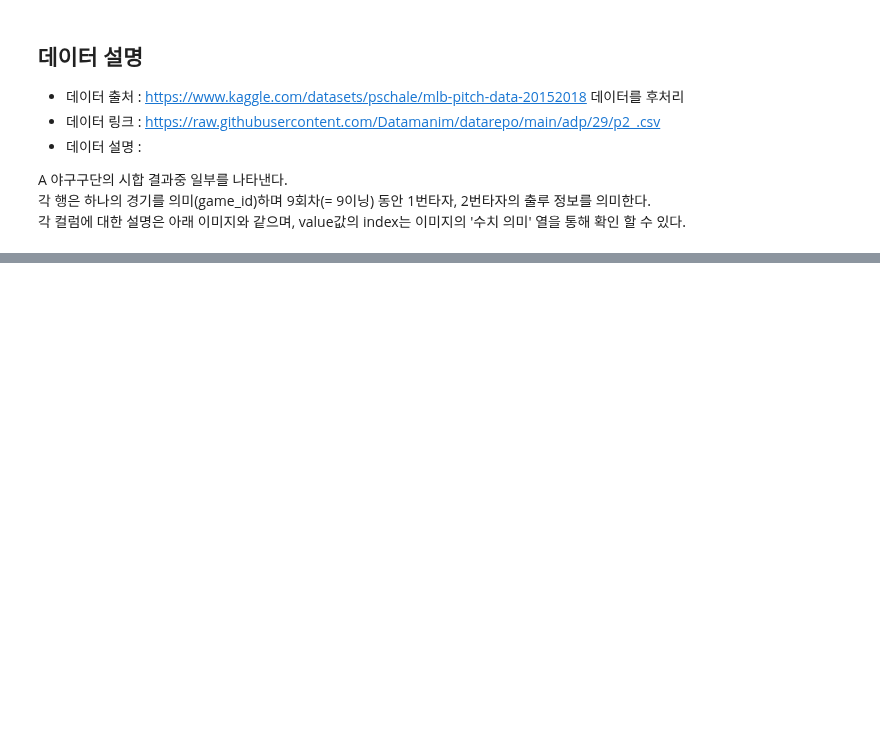
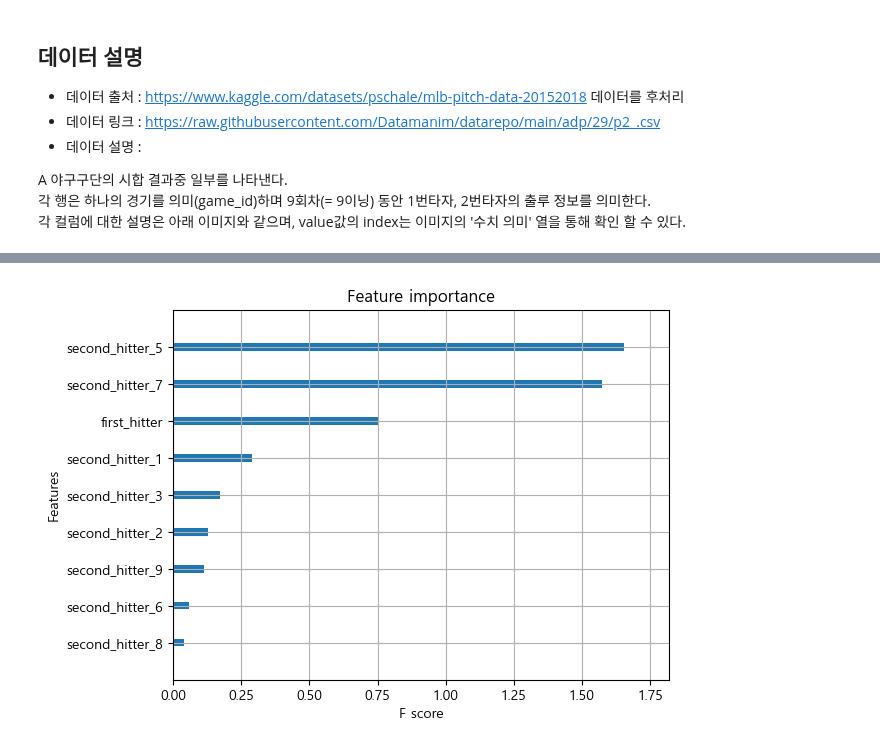
Before and after one commit to Minju-nimm/ADP, a Jupyter notebook: 기출/29회_ML.ipynb, the cells around one changed output, grey strips where cells are left out. Cells and saved outputs as stored; diff of their text form; code cells hidden in the pictures; blank space fills up the shorter version.

```diff
--- a/기출/29회_ML.ipynb
+++ b/기출/29회_ML.ipynb
@@ -1012,0 +1049,19 @@ Logit Regression Results
+# %%
+from sklearn.linear_model import LogisticRegression
+
+lr = LogisticRegression()
+lr.fit(X_train, y_train)
+lr_train = lr.predict(X_train)
+lr_test = lr.predict(X_test)
+
+from sklearn.metrics import accuracy_score, classification_report, confusion_matrix
+
+print('train -----------------------------')
+print('accuracy_score:', accuracy_score(y_train, lr_train))
+print(confusion_matrix(y_train, lr_train))
+print(classification_report(y_train, lr_train))
+
+print('\n\ntest ------------------------------')
+print('accuracy_score:', accuracy_score(y_test, lr_test))
+print(confusion_matrix(y_test, lr_test))
+print(classification_report(y_test, lr_test))
@@ -1012,0 +1126,18 @@ Logit Regression Results
+# %%
+from xgboost import XGBClassifier
+
+xgb = XGBClassifier()
+xgb.fit(X_train, y_train)
+xgb_train = xgb.predict(X_train)
+xgb_test = xgb.predict(X_test)
+
+from sklearn.metrics import accuracy_score, classification_report, confusion_matrix
+print('train -----------------------------')
+print('accuracy_score:', accuracy_score(y_train, xgb_train))
+print(confusion_matrix(y_train, xgb_train))
+print(classification_report(y_train, xgb_train))
+
+print('\n\ntest ------------------------------')
+print('accuracy_score:', accuracy_score(y_test, xgb_test))
+print(confusion_matrix(y_test, xgb_test))
+print(classification_report(y_test, xgb_test))
@@ -1012,0 +1185,7 @@ Logit Regression Results
+# %%
+from xgboost import plot_importance
+
+plot_importance(xgb, importance_type='gain', show_values=False)
+plt.show()
+# %% [output]
+[figure, added]
```
Also changed, not shown: parts of 101 cells of this notebook.
